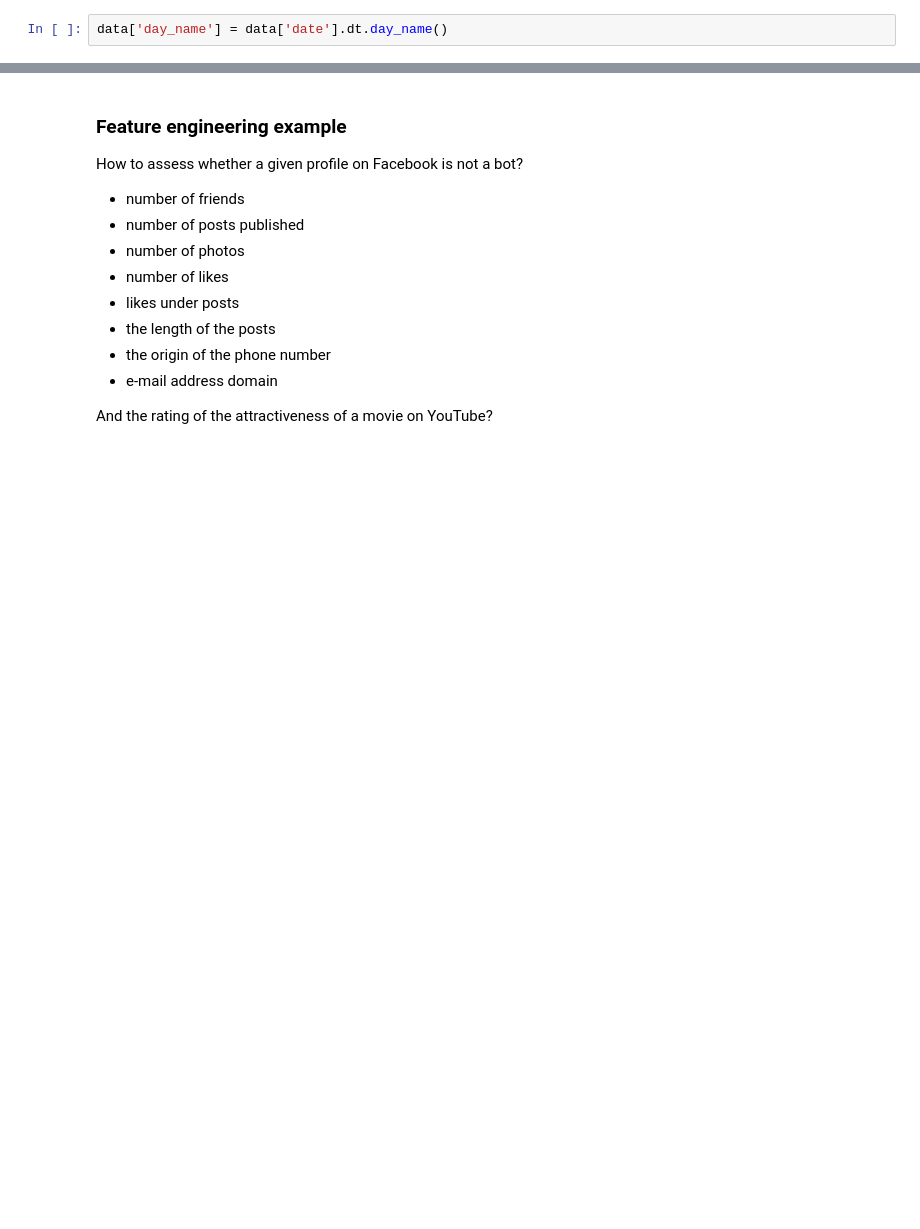
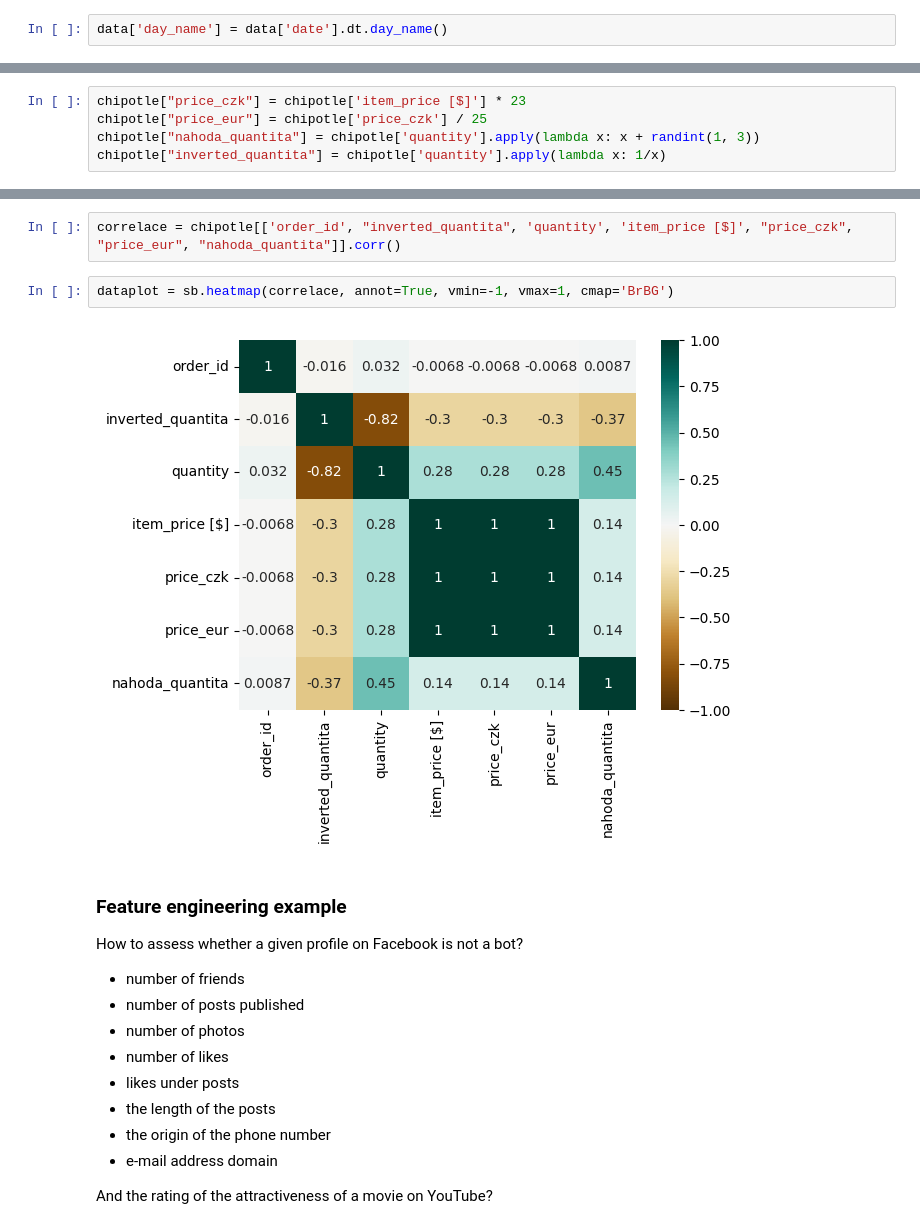
Before and after one commit to Cejs007/PythonDSCZ9, a Jupyter notebook: Copy_of_6_Python_in_Data_Science.ipynb, the cells around one changed output, grey strips where cells are left out. Saved outputs shown, nothing was run; the diff lists cells and outputs as text; blank space fills up the shorter version.

```diff
--- a/Copy_of_6_Python_in_Data_Science.ipynb
+++ b/Copy_of_6_Python_in_Data_Science.ipynb
@@ -1573,0 +1655,5 @@ data
+# %%
+chipotle["price_czk"] = chipotle['item_price [$]'] * 23
+chipotle["price_eur"] = chipotle['price_czk'] / 25
+chipotle["nahoda_quantita"] = chipotle['quantity'].apply(lambda x: x + randint(1, 3))
+chipotle["inverted_quantita"] = chipotle['quantity'].apply(lambda x: 1/x)
@@ -1574,3 +1676,9 @@ data
+# %%
+correlace = chipotle[['order_id', "inverted_quantita", 'quantity', 'item_price [$]', "price_czk", "price_eur", "nahoda_quantita"]].corr()
+# %%
+dataplot = sb.heatmap(correlace, annot=True, vmin=-1, vmax=1, cmap='BrBG')
+# %% [output]
+[figure, added]
 # %% [markdown]
 ### Feature engineering example
 
```
Also changed, not shown: parts of 96 cells of this notebook.
